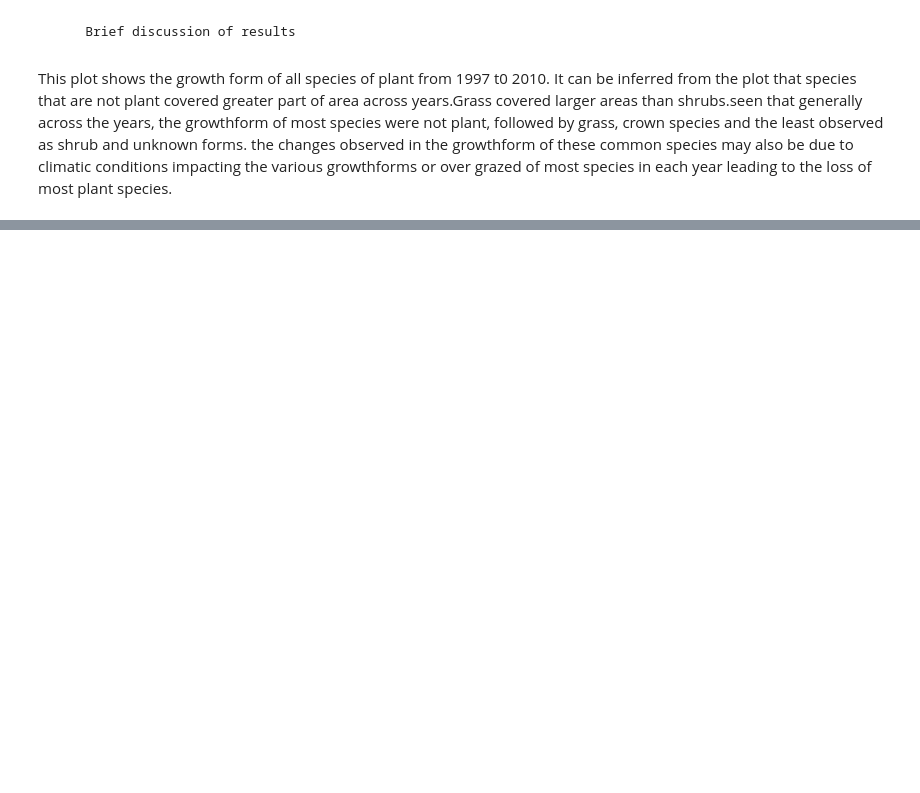
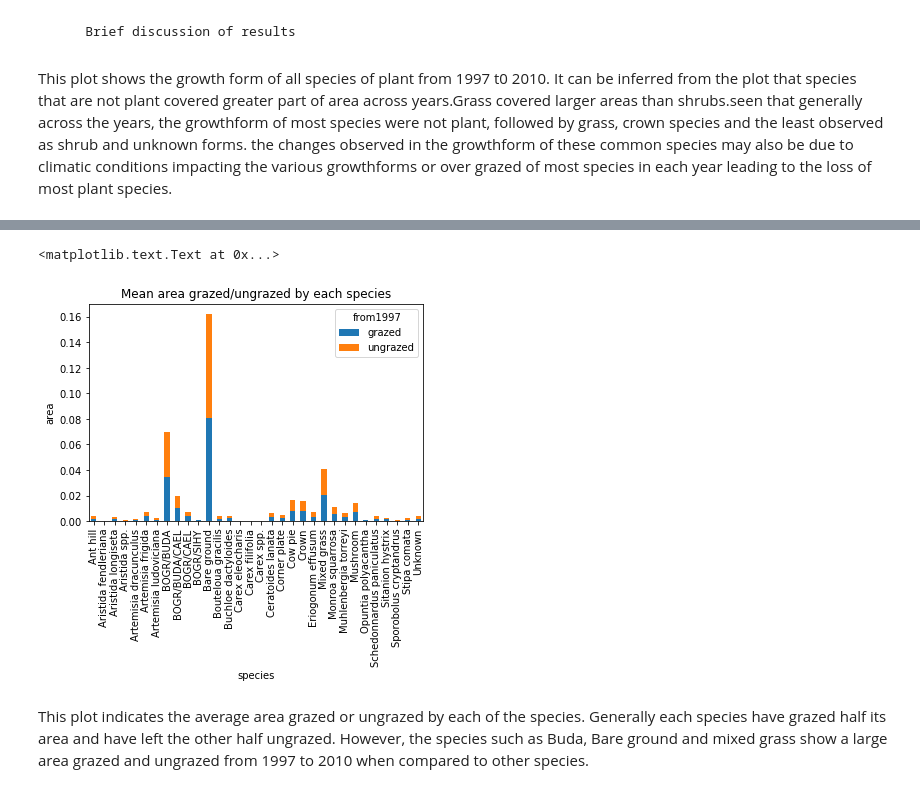
Before and after one commit to evelyn-takyi/Python_data, a Jupyter notebook: Python data analysis assignment.ipynb, the cells around one changed output, grey strips where cells are left out. Cells and saved outputs as stored; diff of their text form; code cells hidden in the pictures; blank space fills up the shorter version.

```diff
--- a/Python data analysis assignment.ipynb
+++ b/Python data analysis assignment.ipynb
@@ -170,0 +232,4 @@ the loss of most plant species.
+# %%
+merged7 = pd.merge(left = stock, right = quad, how = 'left',
+                 left_on = 'pasture', right_on = 'pasture')
+merged7.head()
@@ -170,0 +243,4 @@ the loss of most plant species.
+# %%
+merged8 = pd.merge(left = merged7, right = cover, how = 'left',
+                 left_on = 'year', right_on = 'year')
+merged8.head()
@@ -170,0 +254,5 @@ the loss of most plant species.
+# %%
+GF_plot3 = merged8.groupby(['from1997', 'species'],
+                           as_index = False).area.mean()
+
+GF_plot3.head()
@@ -170,0 +266,15 @@ the loss of most plant species.
+# %%
+GF_plot3_widea = GF_plot3.pivot(index = 'species', columns = 'from1997',
+                             values = 'area')
+# %%
+My_plot3 = GF_plot3_widea.plot(kind = 'bar', stacked = True, legend = True,
+                            title = "Mean area grazed/ungrazed by each species")
+My_plot3.set_xlabel("species")
+My_plot3.set_ylabel("area")
+# %% [output]
+<matplotlib.text.Text at 0x...>
+[figure, added]
+# %% [markdown]
+This plot indicates the average area grazed or ungrazed by each of the species. Generally each species have
+grazed half its area and have left the other half ungrazed. However, the species such as Buda, Bare ground
+and mixed grass show a large area grazed and ungrazed from 1997 to 2010 when compared to other species.
```
Also changed, not shown: parts of 15 cells of this notebook.
